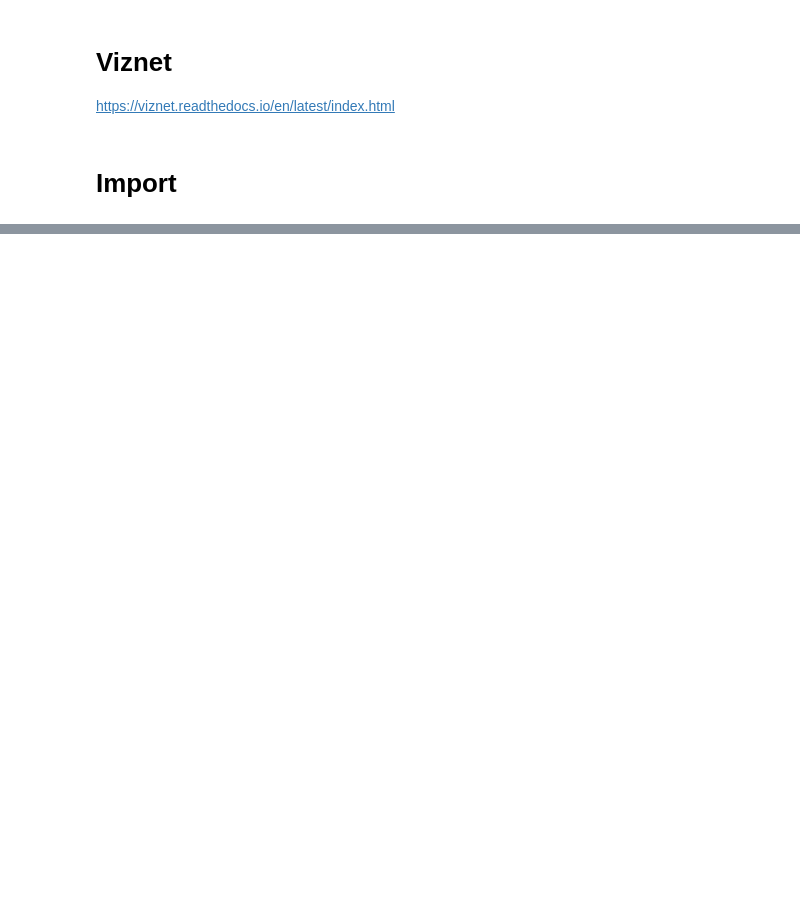
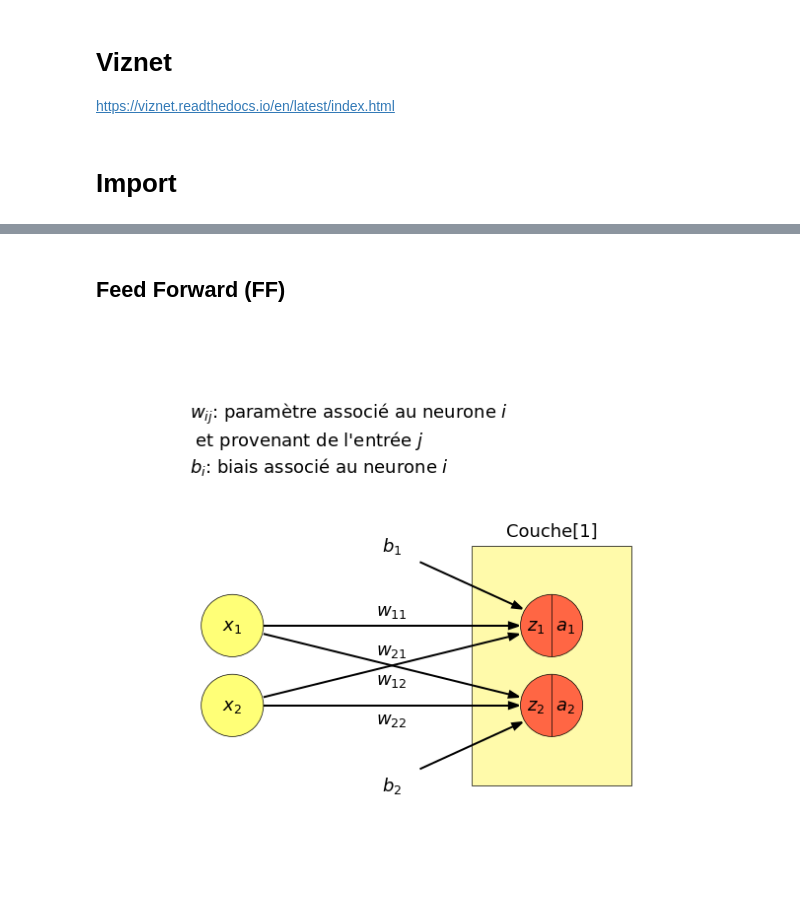
Before and after one commit to PerrinThibaud/neural_networks, a Jupyter notebook: Viznet/viznet.ipynb, the cells around one changed output, grey strips where cells are left out. Saved outputs shown, nothing was run; the diff lists cells and outputs as text; code cells hidden in the pictures; blank space fills up the shorter version.

```diff
--- a/Viznet/viznet.ipynb
+++ b/Viznet/viznet.ipynb
@@ -30,0 +39,55 @@ plt.tight_layout()
+# %% [markdown]
+## Feed Forward (FF)
+# %%
+plt.axis("equal")
+plt.axis("off")
+# with DynamicShow(filename='./test.png', dpi=300, fps=1) as d:
+pipe = NodeBrush('qc.end', size='large')
+mpo = NodeBrush('tn.mpo', size='normal', color='#fffaaa')
+brushInv = NodeBrush('invisible', size='large')
+brushIn = NodeBrush('nn.input', size='large')
+brushHide = NodeBrush('nn.hidden', size='large')
+brushOut = NodeBrush('nn.output', size='large')
+
+mpo.size = (1, 1.5)
+node0 = mpo >> (5, 1.5)
+node1 = brushIn >> (1,2)  # paint a node at (x=1, y=0)
+node2 = brushIn >> (1,1)
+node3 = brushOut >> (5,2)
+pipe >> (5,2)
+node4 = brushOut >> (5,1)
+pipe >> (5,1)
+text = brushInv >> (0, 4.5)
+text2 = brushInv >> (0, 4)
+b1 = brushInv >> (3, 3)
+b2 = brushInv >> (3, 0)
+
+edge = EdgeBrush('->', lw=2)
+w11 = edge >> (node1, node3)  # connect two nodes
+w21 = edge >> (node1, node4)  # connect two nodes
+w12 = edge >> (node2, node3)
+w22 = edge >> (node2, node4)
+edge >> (b1, node3)
+edge >> (b2, node4)
+
+# node text
+node1.text('$x_1$', 'center', fontsize=18)  # add text to node1
+node2.text('$x_2$', 'center', fontsize=18)
+node3.text('$z_1$  $a_1$', 'center', fontsize=18)
+node4.text('$z_2$  $a_2$', 'center', fontsize=18)
+b1.text('$b_1$', 'center', fontsize=18)
+b2.text('$b_2$', 'center', fontsize=18)
+text.text('$w_{ij}$: paramètre associé au neurone $i$ \n et provenant de l\'entrée $j$', 'right', fontsize=18)
+text2.text('$b_{i}$: biais associé au neurone $i$', 'right', fontsize=18)
+node0.text('Couche[1]', 'top', fontsize=18)
+
+# edge text
+w11.text('$w_{11}$', 'top', fontsize=18)
+w21.text('$w_{21}$', 'top', fontsize=18)
+w12.text('$w_{12}$', 'bottom', fontsize=18)
+w22.text('$w_{22}$', 'bottom', fontsize=18)
+plt.rcParams["figure.figsize"] = (8,8)
+# plt.savefig('./FeedForward.png', dpi=300, transparent=True)
+plt.tight_layout()
+# %% [output]
+[figure, added]
```
Also changed, not shown: parts of 5 cells of this notebook, 4 other files.
